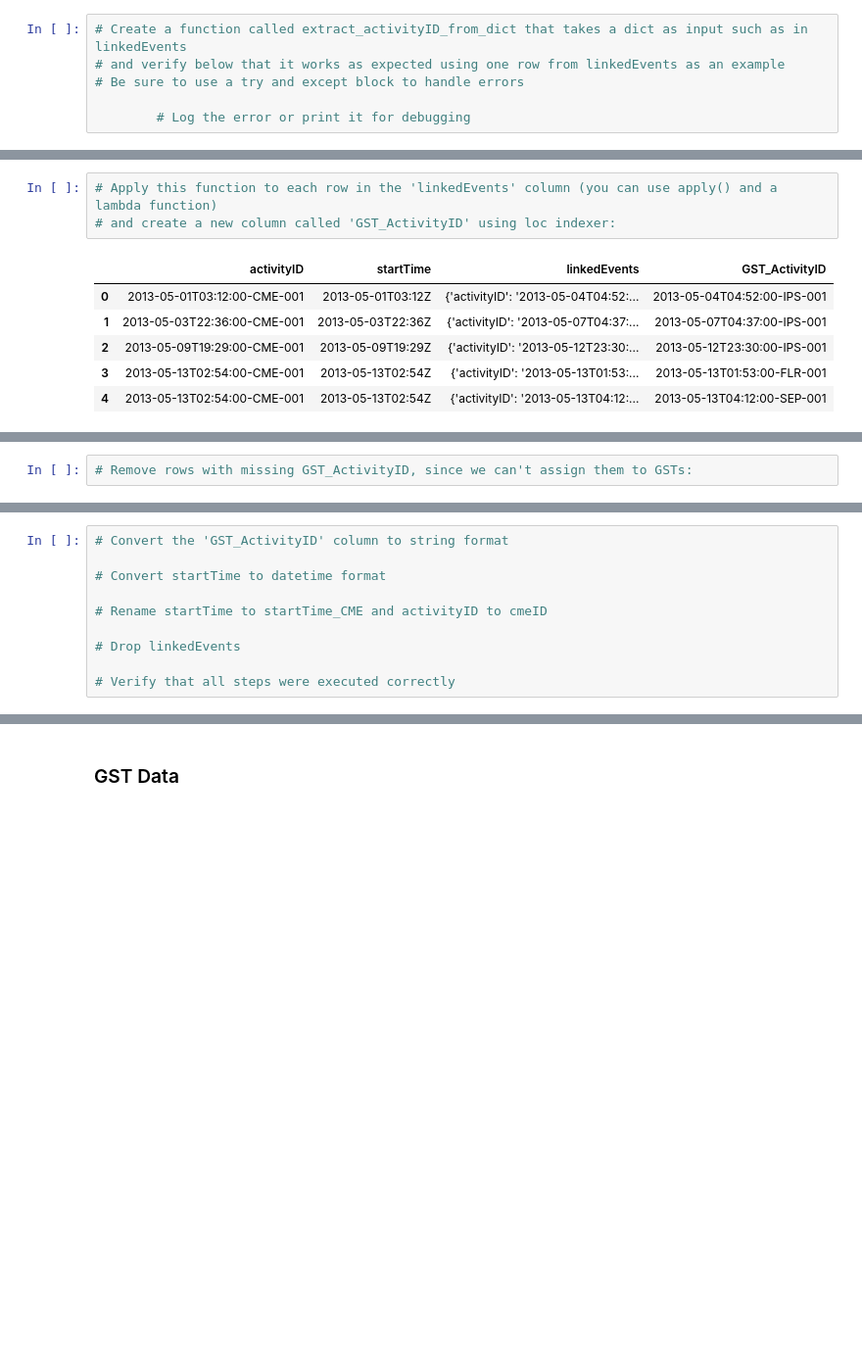
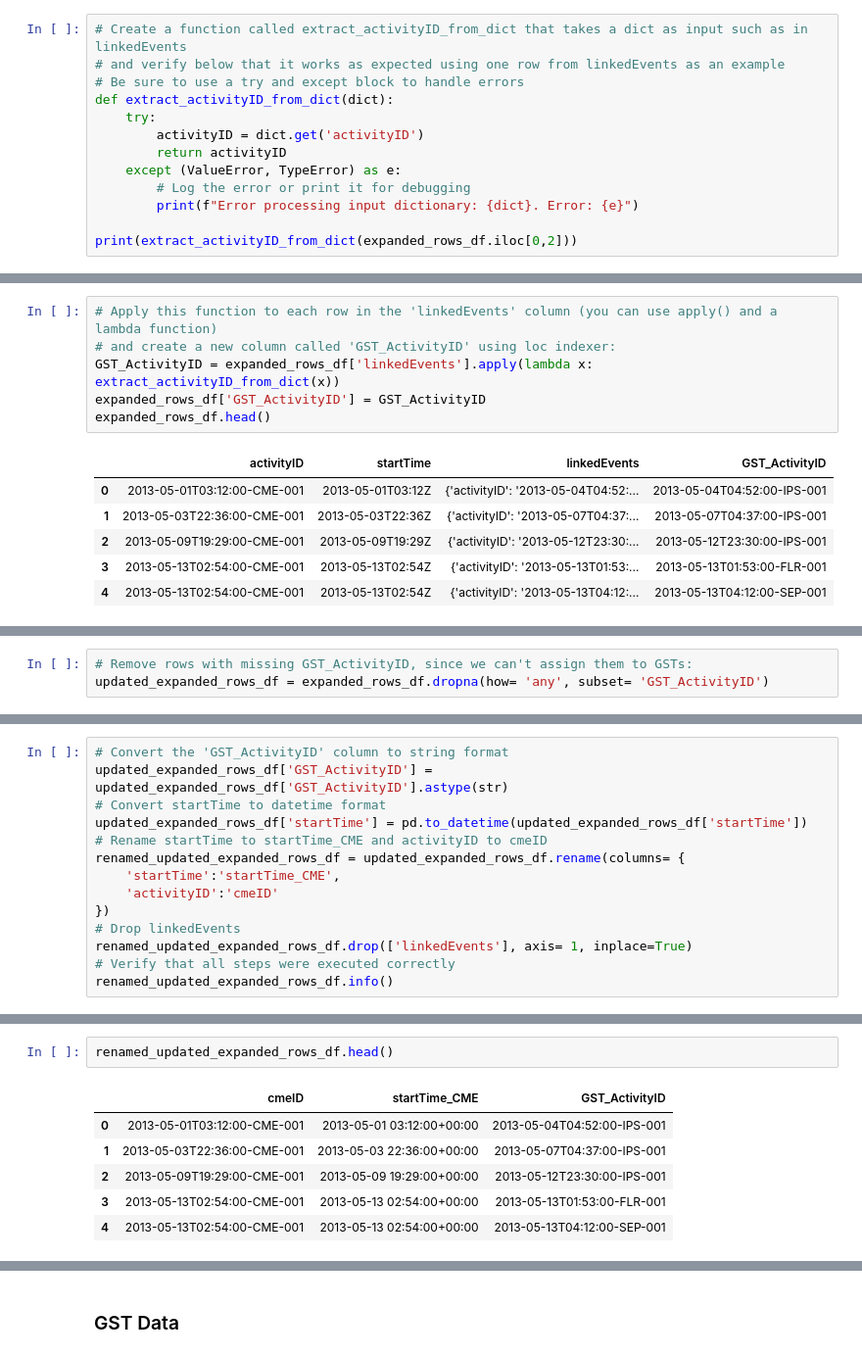
Before and after one commit to Kiryl-HH/data-sourcing-challenge, a Jupyter notebook: retrieve_data.ipynb, the cells around one changed output, grey strips where cells are left out. Shown at 98% size. Drawn from its saved outputs; the diff is of its cells as text; blank space fills up the shorter version.

```diff
--- a/retrieve_data.ipynb
+++ b/retrieve_data.ipynb
@@ -101,6 +177,13 @@ endDate   = "2024-05-01"
 # Create a function called extract_activityID_from_dict that takes a dict as input such as in linkedEvents
 # and verify below that it works as expected using one row from linkedEvents as an example
 # Be sure to use a try and except block to handle errors
+def extract_activityID_from_dict(dict):
+    try:
+        activityID = dict.get('activityID')
+        return activityID
+    except (ValueError, TypeError) as e:
+        # Log the error or print it for debugging
+        print(f"Error processing input dictionary: {dict}. Error: {e}")
 
-        # Log the error or print it for debugging
+print(extract_activityID_from_dict(expanded_rows_df.iloc[0,2]))
 # %% [output]
@@ -108,6 +191,9 @@ endDate   = "2024-05-01"
 # %%
 # Apply this function to each row in the 'linkedEvents' column (you can use apply() and a lambda function)
 # and create a new column called 'GST_ActivityID' using loc indexer:
+GST_ActivityID = expanded_rows_df['linkedEvents'].apply(lambda x: extract_activityID_from_dict(x))
+expanded_rows_df['GST_ActivityID'] = GST_ActivityID
+expanded_rows_df.head()
 # %% [output]
 |  | activityID | startTime | linkedEvents | GST_ActivityID |
 | 0 | 2013-05-01T03:12:00-CME-001 | 2013-05-01T03:12Z | {'activityID': '2013-05-04T04:52:... | 2013-05-04T04:52:00-IPS-001 |
@@ -118,4 +218,5 @@ endDate   = "2024-05-01"
 # %%
 # Remove rows with missing GST_ActivityID, since we can't assign them to GSTs:
+updated_expanded_rows_df = expanded_rows_df.dropna(how= 'any', subset= 'GST_ActivityID')
 # %%
 # print out the datatype of each column in this DataFrame:
@@ -134,12 +236,16 @@ memory usage: 56.6+ KB
 # %%
 # Convert the 'GST_ActivityID' column to string format
-
+updated_expanded_rows_df['GST_ActivityID'] = updated_expanded_rows_df['GST_ActivityID'].astype(str)
 # Convert startTime to datetime format
-
+updated_expanded_rows_df['startTime'] = pd.to_datetime(updated_expanded_rows_df['startTime'])
 # Rename startTime to startTime_CME and activityID to cmeID
-
+renamed_updated_expanded_rows_df = updated_expanded_rows_df.rename(columns= {
+    'startTime':'startTime_CME',
+    'activityID':'cmeID'
+})
 # Drop linkedEvents
-
+renamed_updated_expanded_rows_df.drop(['linkedEvents'], axis= 1, inplace=True)
 # Verify that all steps were executed correctly
+renamed_updated_expanded_rows_df.info()
 # %% [output]
 <class 'pandas.core.frame.DataFrame'>
@@ -155,3 +261,12 @@ memory usage: 42.5+ KB
+# %%
+renamed_updated_expanded_rows_df.head()
+# %% [output]
+|  | cmeID | startTime_CME | GST_ActivityID |
+| 0 | 2013-05-01T03:12:00-CME-001 | 2013-05-01 03:12:00+00:00 | 2013-05-04T04:52:00-IPS-001 |
+| 1 | 2013-05-03T22:36:00-CME-001 | 2013-05-03 22:36:00+00:00 | 2013-05-07T04:37:00-IPS-001 |
+| 2 | 2013-05-09T19:29:00-CME-001 | 2013-05-09 19:29:00+00:00 | 2013-05-12T23:30:00-IPS-001 |
+| 3 | 2013-05-13T02:54:00-CME-001 | 2013-05-13 02:54:00+00:00 | 2013-05-13T01:53:00-FLR-001 |
+| 4 | 2013-05-13T02:54:00-CME-001 | 2013-05-13 02:54:00+00:00 | 2013-05-13T04:12:00-SEP-001 |
 # %%
 # We are only interested in CMEs related to GSTs so keep only rows where the GST_ActivityID column contains 'GST'
 # use the method 'contains()' from the str library.
```
Also changed, not shown: parts of 36 cells of this notebook, 2 other files.
